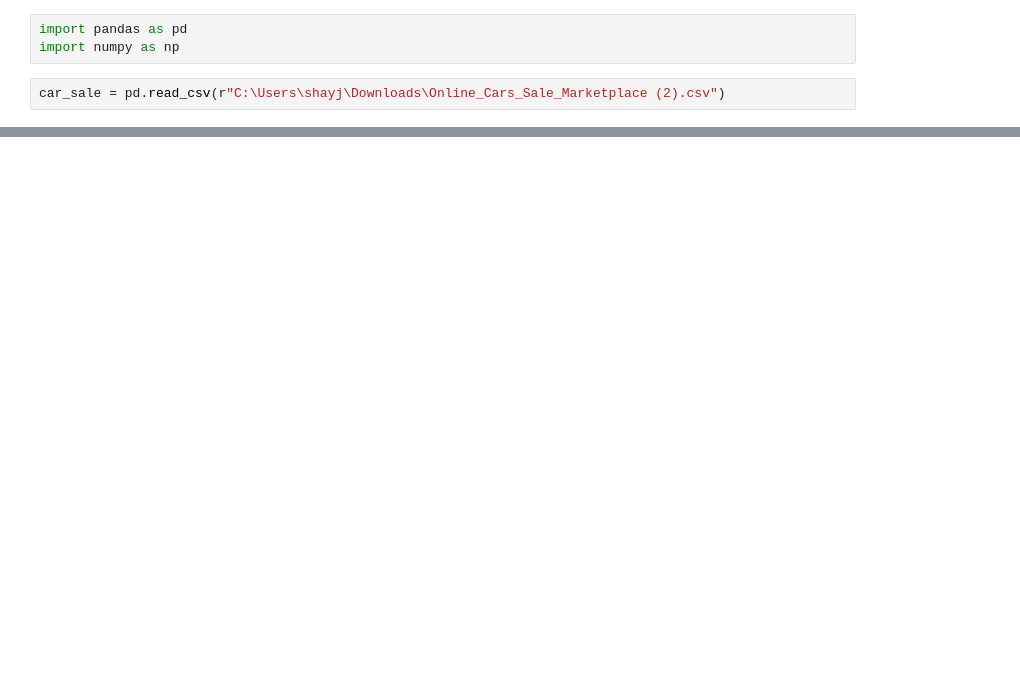
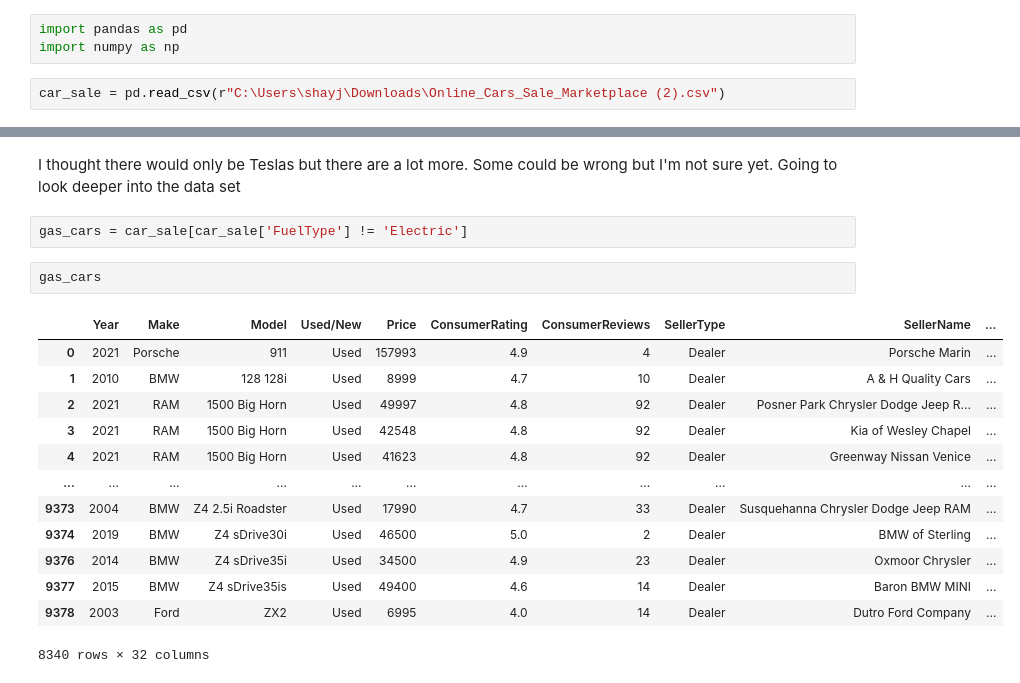
Before and after one commit to nvanderkaay/Data-Wizards-Group-Project, a Jupyter notebook: Justins-work-in-progress-folder/Question 6.ipynb, the cells around one changed output, grey strips where cells are left out. Drawn from its saved outputs; the diff is of its cells as text; blank space fills up the shorter version.

```diff
--- a/Justins-work-in-progress-folder/Question 6.ipynb
+++ b/Justins-work-in-progress-folder/Question 6.ipynb
@@ -20,0 +78,20 @@ car_sale
+# %% [markdown]
+I thought there would only be Teslas but there are a lot more. Some could be wrong but I'm not sure yet. Going to look deeper into the data set
+# %%
+gas_cars = car_sale[car_sale['FuelType'] != 'Electric']
+# %%
+gas_cars
+# %% [output]
+|  | Year | Make | Model | Used/New | Price | ConsumerRating | ConsumerReviews | SellerType | SellerName | ... |
+| 0 | 2021 | Porsche | 911 | Used | 157993 | 4.9 | 4 | Dealer | Porsche Marin | ... |
+| 1 | 2010 | BMW | 128 128i | Used | 8999 | 4.7 | 10 | Dealer | A & H Quality Cars | ... |
+| 2 | 2021 | RAM | 1500 Big Horn | Used | 49997 | 4.8 | 92 | Dealer | Posner Park Chrysler Dodge Jeep R... | ... |
+| 3 | 2021 | RAM | 1500 Big Horn | Used | 42548 | 4.8 | 92 | Dealer | Kia of Wesley Chapel | ... |
+| 4 | 2021 | RAM | 1500 Big Horn | Used | 41623 | 4.8 | 92 | Dealer | Greenway Nissan Venice | ... |
+| ... | ... | ... | ... | ... | ... | ... | ... | ... | ... | ... |
+| 9373 | 2004 | BMW | Z4 2.5i Roadster | Used | 17990 | 4.7 | 33 | Dealer | Susquehanna Chrysler Dodge Jeep RAM | ... |
+| 9374 | 2019 | BMW | Z4 sDrive30i | Used | 46500 | 5.0 | 2 | Dealer | BMW of Sterling | ... |
+| 9376 | 2014 | BMW | Z4 sDrive35i | Used | 34500 | 4.9 | 23 | Dealer | Oxmoor Chrysler | ... |
+| 9377 | 2015 | BMW | Z4 sDrive35is | Used | 49400 | 4.6 | 14 | Dealer | Baron BMW MINI | ... |
+| 9378 | 2003 | Ford | ZX2 | Used | 6995 | 4.0 | 14 | Dealer | Dutro Ford Company | ... |
+8340 rows × 32 columns
```
Also changed, not shown: parts of 8 cells of this notebook, 1 other file.
